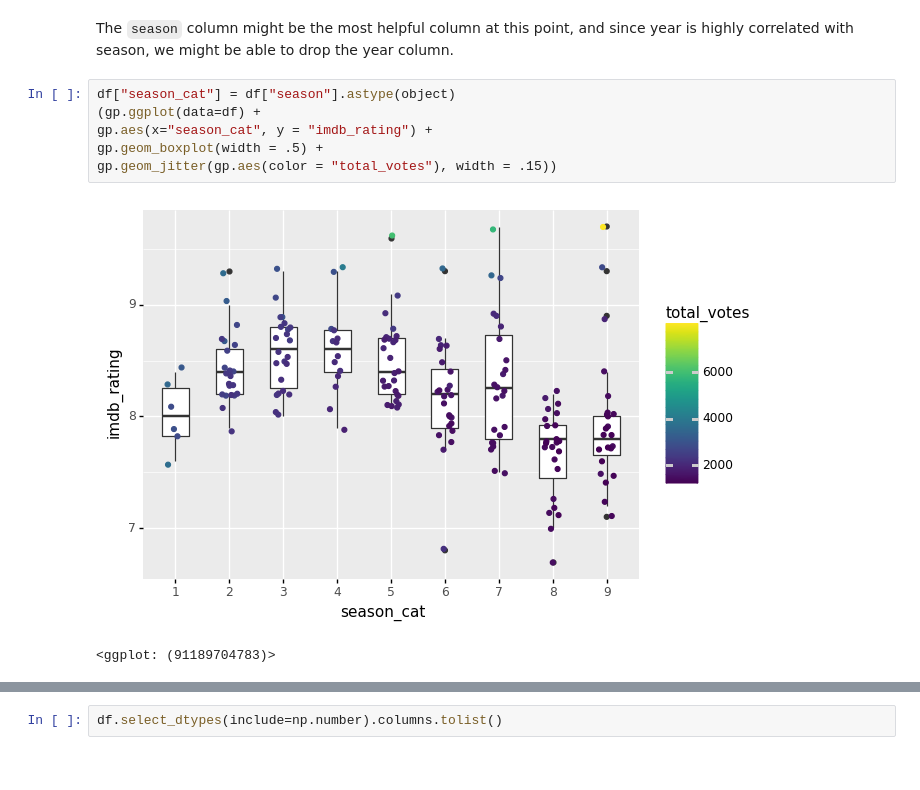
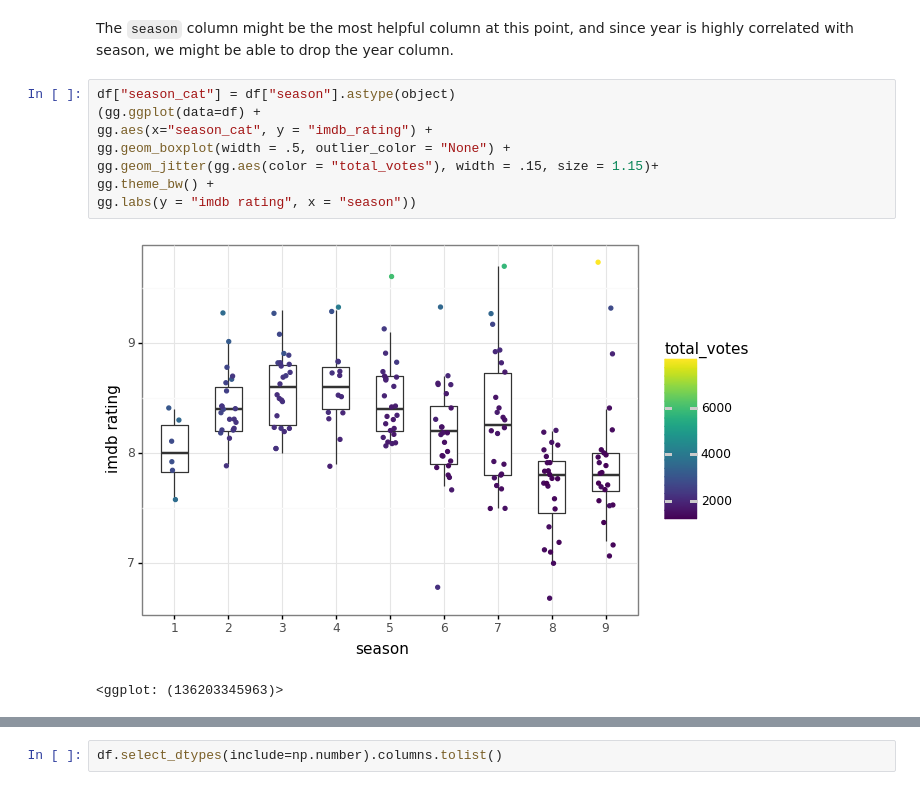
Before and after one commit to anoushka632/mlp-proj1, a Jupyter notebook: Keith/mlp_pro1.ipynb, the cells around one changed output, grey strips where cells are left out. Saved outputs shown, nothing was run; the diff lists cells and outputs as text.

```diff
--- a/Keith/mlp_pro1.ipynb
+++ b/Keith/mlp_pro1.ipynb
@@ -134,10 +134,12 @@ sns.pairplot(df[df_cols],corner=True)
 The `season` column might be the most helpful column at this point, and since year is highly correlated with season, we might be able to drop the year column.
 # %%
 df["season_cat"] = df["season"].astype(object)
-(gp.ggplot(data=df) +
-gp.aes(x="season_cat", y = "imdb_rating") +
-gp.geom_boxplot(width = .5) +
-gp.geom_jitter(gp.aes(color = "total_votes"), width = .15))
+(gg.ggplot(data=df) +
+gg.aes(x="season_cat", y = "imdb_rating") +
+gg.geom_boxplot(width = .5, outlier_color = "None") +
+gg.geom_jitter(gg.aes(color = "total_votes"), width = .15, size = 1.15)+
+gg.theme_bw() +
+gg.labs(y = "imdb rating", x = "season"))
 # %% [output]
-[figure, old version]
+[figure, new version]
-<ggplot: (91189704783)>
+<ggplot: (136203345963)>
```
Also changed, not shown: parts of 2 cells of this notebook, 2 other files.
